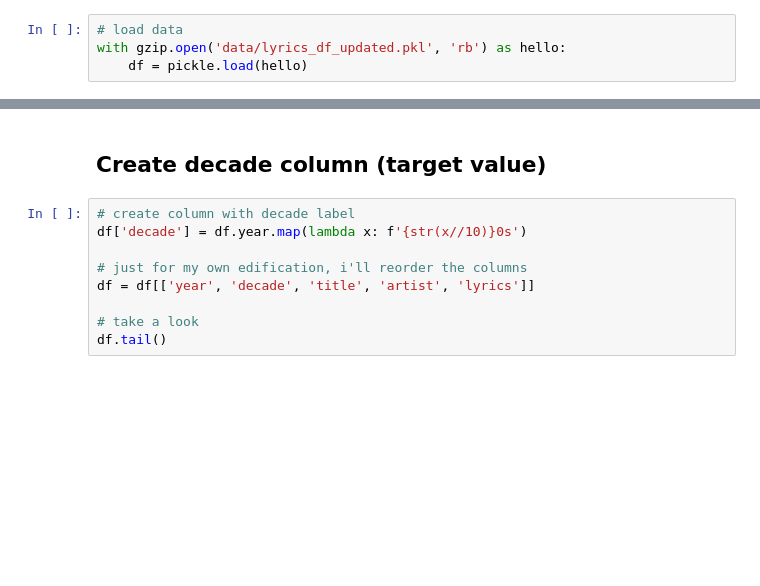
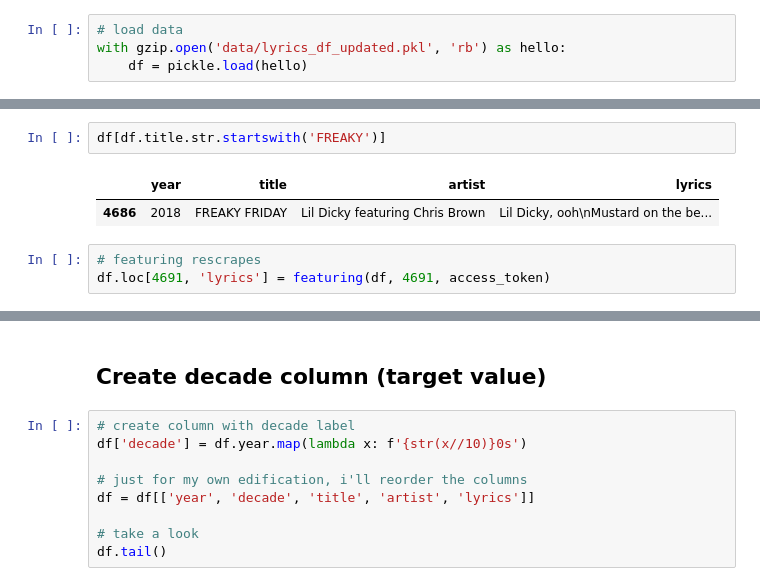
Before and after one commit to p-szymo/lyrics_thru_decades, a Jupyter notebook: 02_data_cleaning.ipynb, the cells around one changed output, grey strips where cells are left out. Drawn from its saved outputs; the diff is of its cells as text; blank space fills up the shorter version.

```diff
--- a/02_data_cleaning.ipynb
+++ b/02_data_cleaning.ipynb
@@ -83,0 +93,8 @@ df.head()
+# %%
+df[df.title.str.startswith('FREAKY')]
+# %% [output]
+|  | year | title | artist | lyrics |
+| 4686 | 2018 | FREAKY FRIDAY | Lil Dicky featuring Chris Brown | Lil Dicky, ooh\nMustard on the be... |
+# %%
+# featuring rescrapes
+df.loc[4691, 'lyrics'] = featuring(df, 4691, access_token)
```
Also changed, not shown: parts of 23 cells of this notebook.
